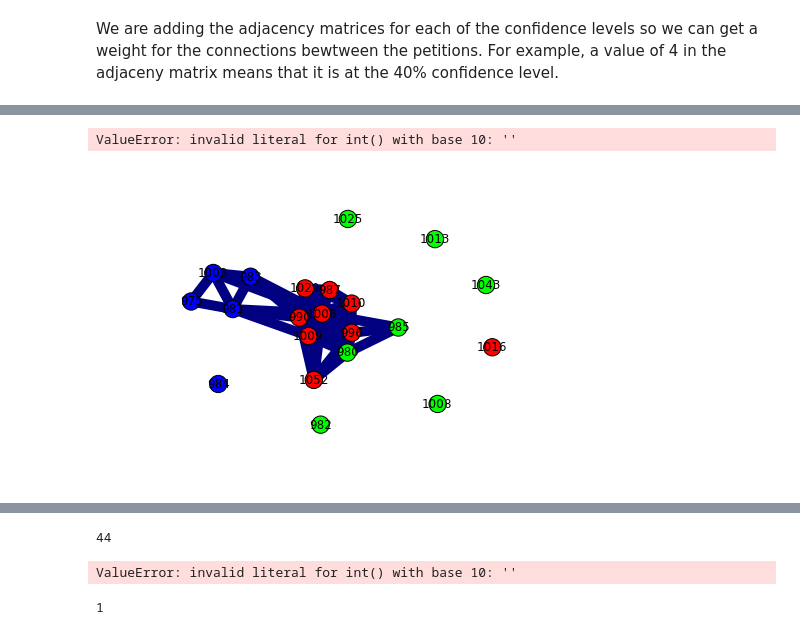
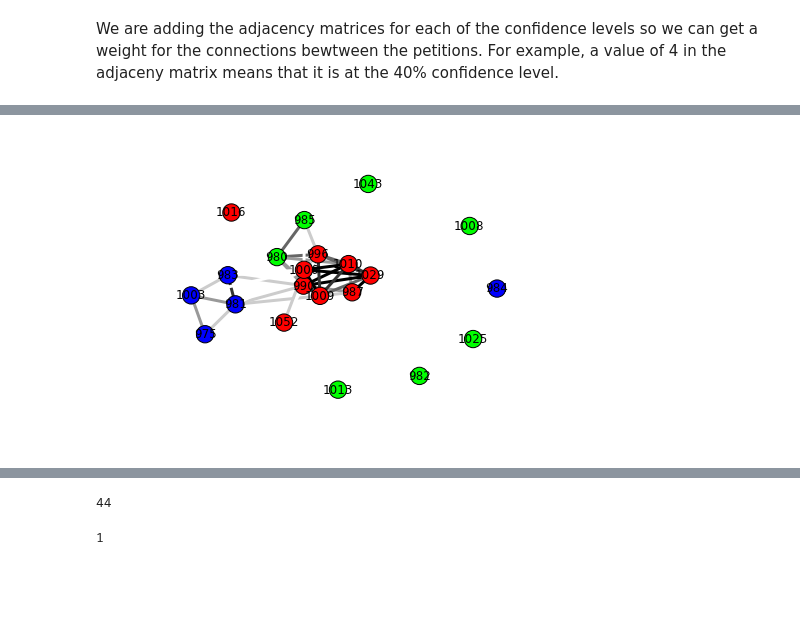
Before and after one commit to cathy2cool/data_analysis_sandbox, a Jupyter notebook: notebooks/Accummulated_Confidence .ipynb, the cells around one changed output, grey strips where cells are left out. Cells and saved outputs as stored; diff of their text form; code cells hidden in the pictures; blank space fills up the shorter version.

Commit message:
Success in creating the grey scale for the weights of the edges (Confidence levels)

```diff
--- a/notebooks/Accummulated_Confidence .ipynb
+++ b/notebooks/Accummulated_Confidence .ipynb
@@ -72,13 +72,11 @@ petitions_categories =  { row[0]:row[1] for i,row in petitions_categories_table.
 # %%
 node_colors_array = [ color_table[petitions_categories[pid]] for pid in petition_ids ]
 # %%
-edge_weight = [adjacency_matrix[int(line[0])][int(line[1])] for line in nx.generate_edgelist(graph, data = False)]
+edge_weight = [adjacency_matrix[int(line.split()[0])][int(line.split()[1])] for line in nx.generate_edgelist(graph, data = False)]
-# %% [output]
-ValueError: invalid literal for int() with base 10: ''
 # %%
-nx.draw_spring(graph, labels = petition_labels,node_color = node_colors_array,edge_cmap = plt.get_cmap('jet'),edge_vmin = 0,edge_vmax = 5,edge_color = edge_weight, width = 10)
+nx.draw_spring(graph, labels = petition_labels,node_color = node_colors_array,edge_cmap = plt.get_cmap('binary'),edge_vmin = 0,edge_vmax = 5,edge_color = edge_weight, width = 3)
 # %% [output]
-[figure, old version]
+[figure, new version]
 # %%
 for line in nx.generate_edgelist(graph, data = False):
     print(line)
@@ -105,9 +103,7 @@ graph.number_of_edges()
 # %% [output]
 44
 # %%
-edge_weight = [adjacency_matrix[int(line[0])][int(line[1])] for line in nx.generate_edgelist(graph, data = False)]
+edge_weight = [adjacency_matrix[int(line.split()[0])][int(line.split()[1])] for line in nx.generate_edgelist(graph, data = False)]
-# %% [output]
-ValueError: invalid literal for int() with base 10: ''
 # %%
 print adjacency_matrix[0][2]
 # %% [output]
```
Also changed, not shown: parts of 1 cell of this notebook.
